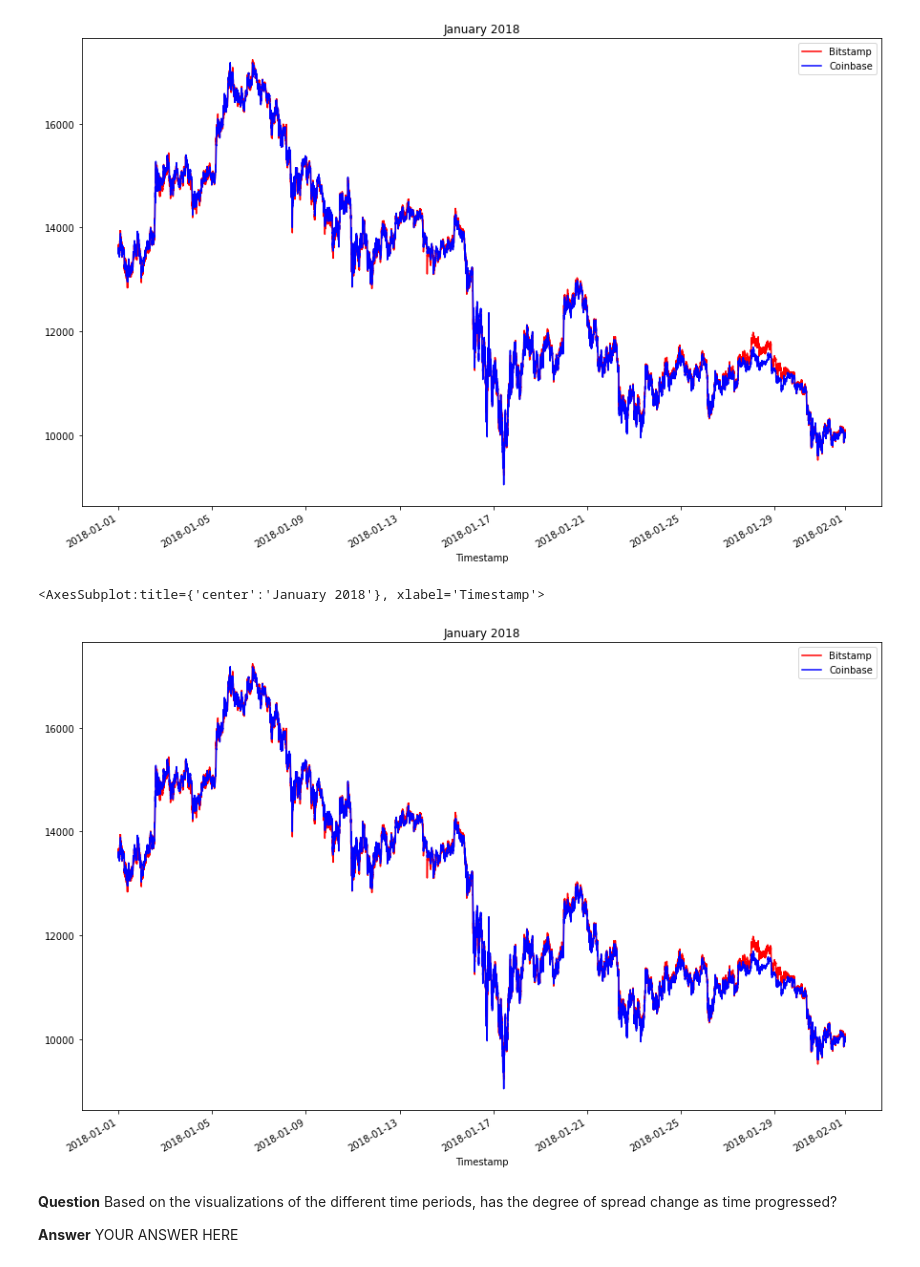
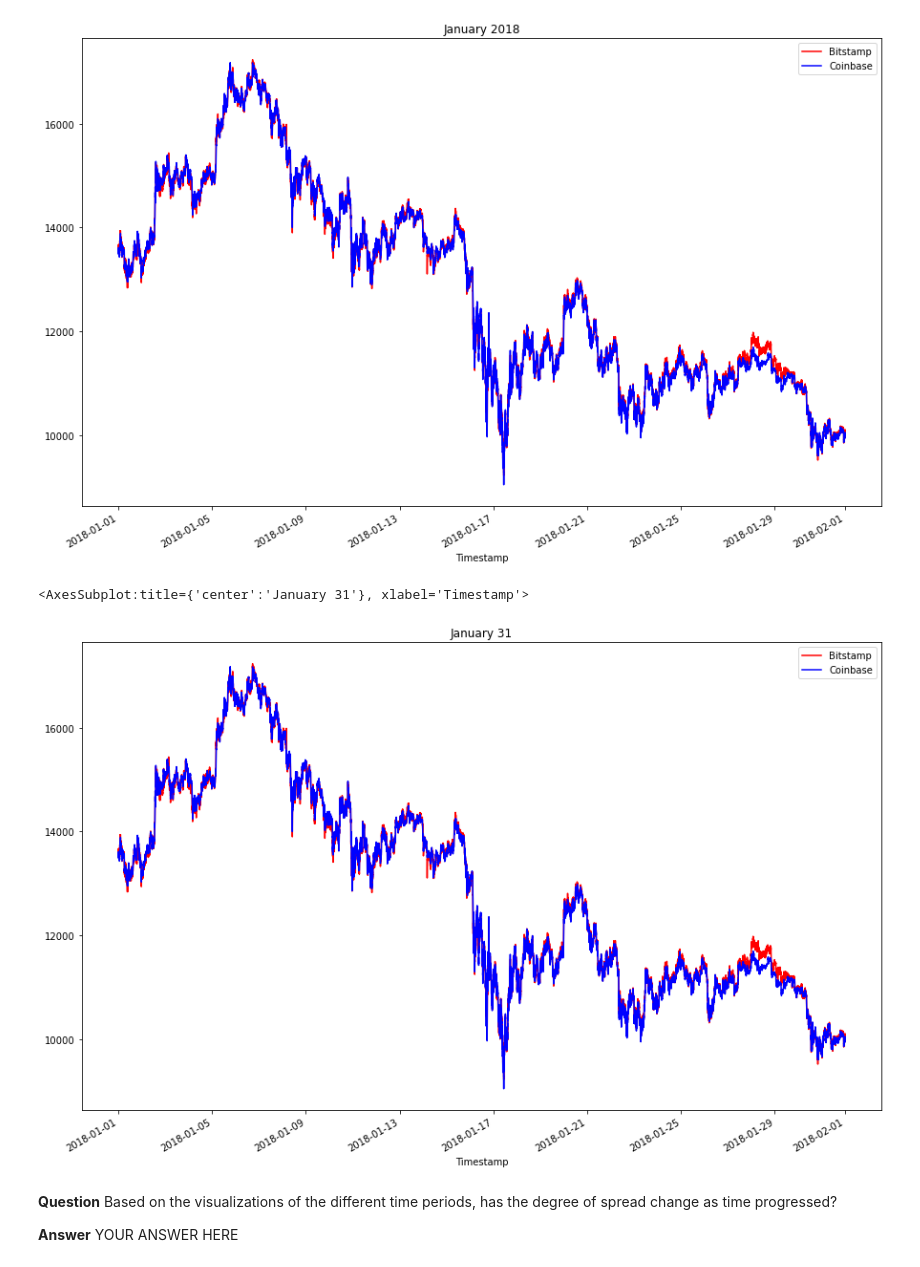
Before and after one commit to habibi242/Crypto_arbitrage, a Jupyter notebook: crypto_arbitrage.ipynb, the cells around one changed output. Drawn from its saved outputs; the diff is of its cells as text; code cells hidden in the pictures.

```diff
--- a/crypto_arbitrage.ipynb
+++ b/crypto_arbitrage.ipynb
@@ -313,15 +313,15 @@ coinbase['Close'].loc['2018-1-01' : '2018-1-31'].plot(
 # %%
 # Using the loc and plot functions, create an overlay plot that visualizes
 # the price action of both DataFrames for a one month period later in the dataset
 # Be sure to include the parameters: legend, figure size, title, and color and label
 # YOUR CODE HERE
 bitstamp['Close'].loc['2018-1-01' : '2018-1-31'].plot(
-    legend=True, figsize=(15, 10), title="January 2018", color="red", label="Bitstamp")
+    legend=True, figsize=(15, 10), title="January 31", color="red", label="Bitstamp")
 coinbase['Close'].loc['2018-1-01' : '2018-1-31'].plot(
     legend=True, figsize=(15, 10), color="blue", label="Coinbase")
 # %% [output]
-<AxesSubplot:title={'center':'January 2018'}, xlabel='Timestamp'>
+<AxesSubplot:title={'center':'January 31'}, xlabel='Timestamp'>
-[figure, old version]
+[figure, new version]
 # %% [markdown]
 **Question** Based on the visualizations of the different time periods, has the degree of spread change as time progressed?
 
```
Also changed, not shown: parts of 22 cells of this notebook.
